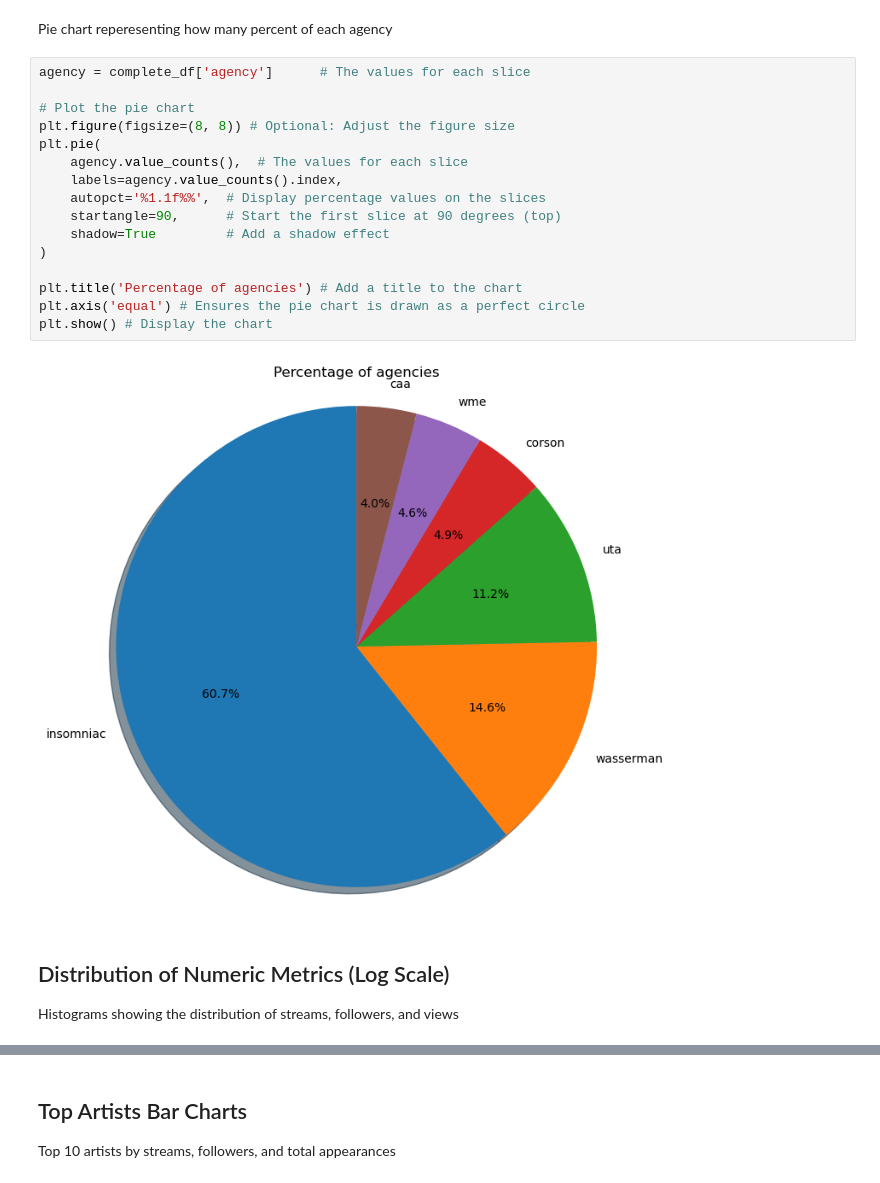
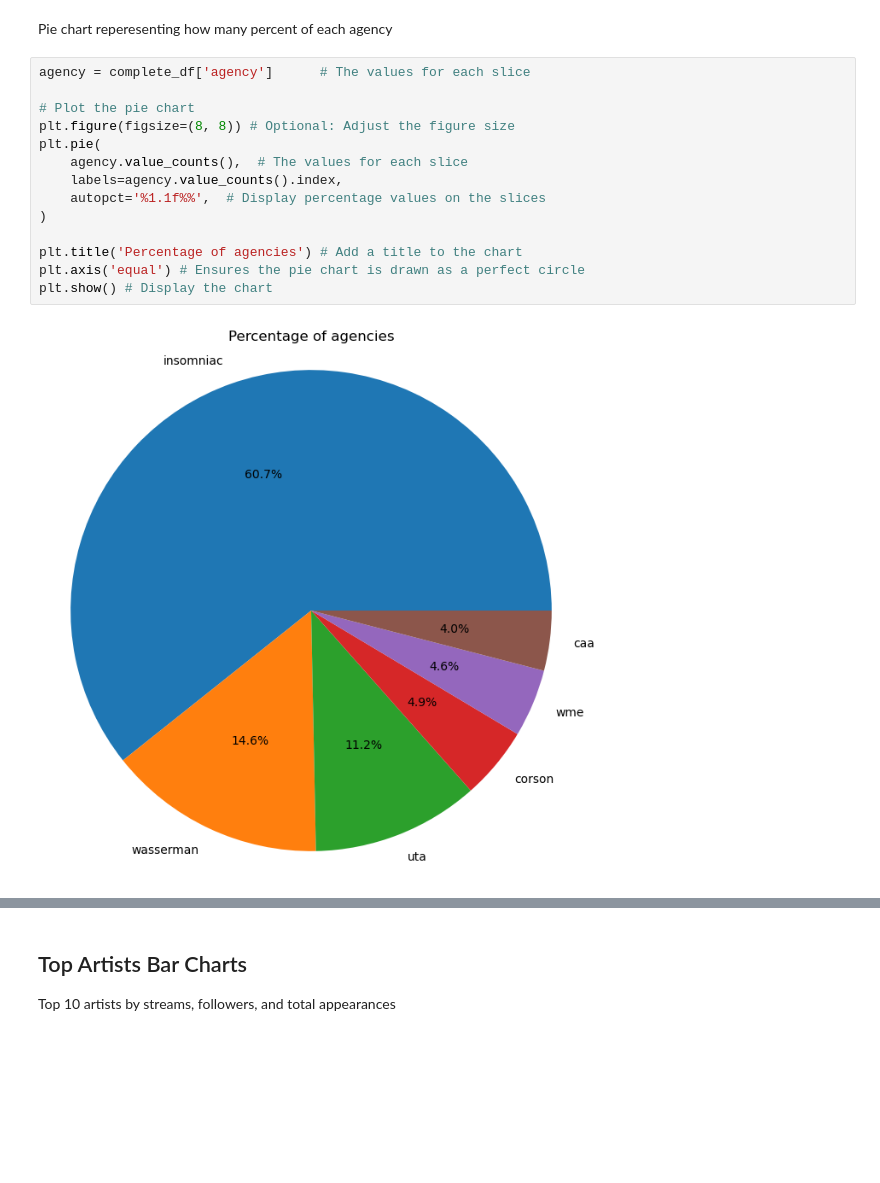
Before and after one commit to anhminhnguyen2/ds_festivals_project, a Jupyter notebook: edc_vegas/notebook/5.eda.ipynb, the cells around one changed output, grey strips where cells are left out. Drawn from its saved outputs; the diff is of its cells as text; blank space fills up the shorter version.

```diff
--- a/edc_vegas/notebook/5.eda.ipynb
+++ b/edc_vegas/notebook/5.eda.ipynb
@@ -18,21 +18,16 @@ Pie chart reperesenting how many percent of each agency
 # %%
 agency = complete_df['agency']      # The values for each slice
 
 # Plot the pie chart
 plt.figure(figsize=(8, 8)) # Optional: Adjust the figure size
 plt.pie(
     agency.value_counts(),  # The values for each slice
     labels=agency.value_counts().index,
     autopct='%1.1f%%',  # Display percentage values on the slices
-    startangle=90,      # Start the first slice at 90 degrees (top)
-    shadow=True         # Add a shadow effect
 )
 
 plt.title('Percentage of agencies') # Add a title to the chart
 plt.axis('equal') # Ensures the pie chart is drawn as a perfect circle
 plt.show() # Display the chart
 # %% [output]
-[figure, old version]
+[figure, new version]
-# %% [markdown]
-## Distribution of Numeric Metrics (Log Scale)
-Histograms showing the distribution of streams, followers, and views
```
Also changed, not shown: parts of 3 cells of this notebook.
